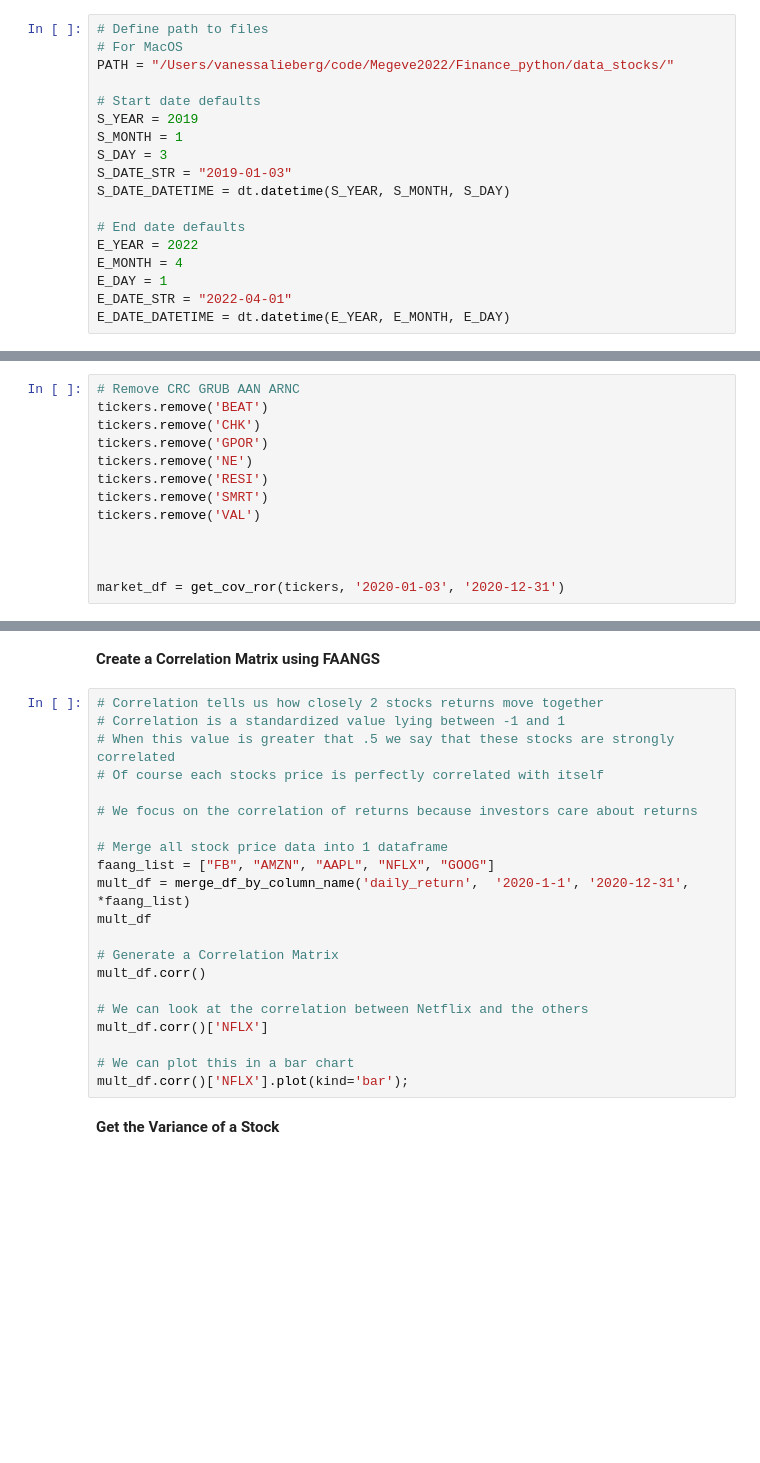
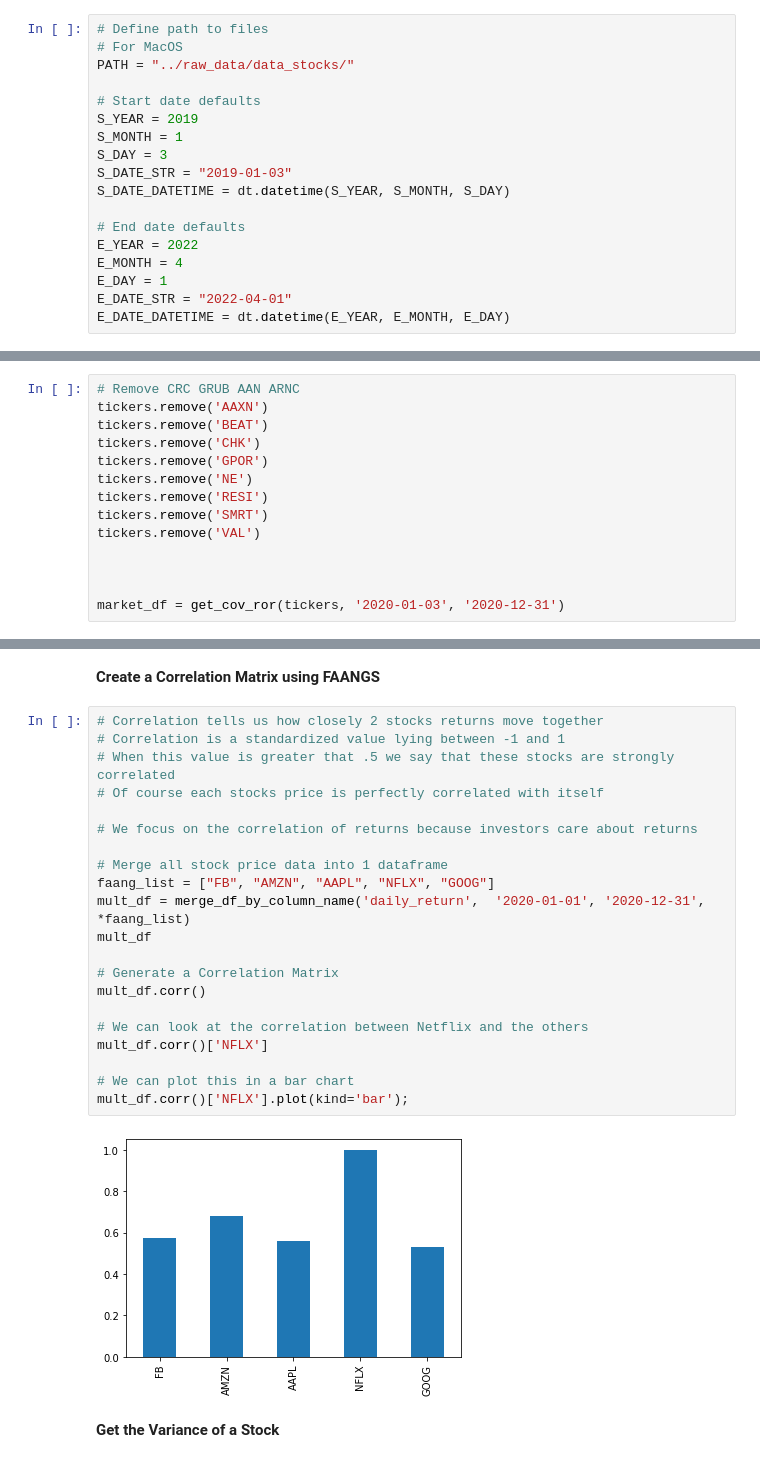
Before and after one commit to VLieberg/Stocks_Market_USA, a Jupyter notebook: notebooks/03_Low Risk Investment.ipynb, the cells around one changed output, grey strips where cells are left out. Drawn from its saved outputs; the diff is of its cells as text; blank space fills up the shorter version.

```diff
--- a/notebooks/Portfolio_Finance_Analysis04.ipynb
+++ b/notebooks/03_Low Risk Investment.ipynb
@@ -24,7 +30,7 @@ from os.path import isfile, join
 # %%
 # Define path to files
 # For MacOS
-PATH = "/Users/vanessalieberg/code/Megeve2022/Finance_python/data_stocks/"
+PATH = "../raw_data/data_stocks/"
 
 # Start date defaults
 S_YEAR = 2019
@@ -242,6 +249,7 @@ def get_cov_ror(tickers, sdate, edate):
     return df
 # %%
 # Remove CRC GRUB AAN ARNC
+tickers.remove('AAXN')
 tickers.remove('BEAT')
 tickers.remove('CHK')
 tickers.remove('GPOR')
@@ -312,24 +342,26 @@ def merge_df_by_column_name(col_name, sdate, edate, *tickers):
 # %%
 # Correlation tells us how closely 2 stocks returns move together
 # Correlation is a standardized value lying between -1 and 1
 # When this value is greater that .5 we say that these stocks are strongly correlated
 # Of course each stocks price is perfectly correlated with itself
 
 # We focus on the correlation of returns because investors care about returns
 
 # Merge all stock price data into 1 dataframe
 faang_list = ["FB", "AMZN", "AAPL", "NFLX", "GOOG"]
-mult_df = merge_df_by_column_name('daily_return',  '2020-1-1', '2020-12-31', *faang_list)
+mult_df = merge_df_by_column_name('daily_return',  '2020-01-01', '2020-12-31', *faang_list)
 mult_df
 
 # Generate a Correlation Matrix
 mult_df.corr()
 
 # We can look at the correlation between Netflix and the others
 mult_df.corr()['NFLX']
 
 # We can plot this in a bar chart
 mult_df.corr()['NFLX'].plot(kind='bar');
+# %% [output]
+[figure, added]
 # %% [markdown]
 **Get the Variance of a Stock**
 # %% [markdown]
```
Also changed, not shown: parts of 10 cells of this notebook, 5 other files.
